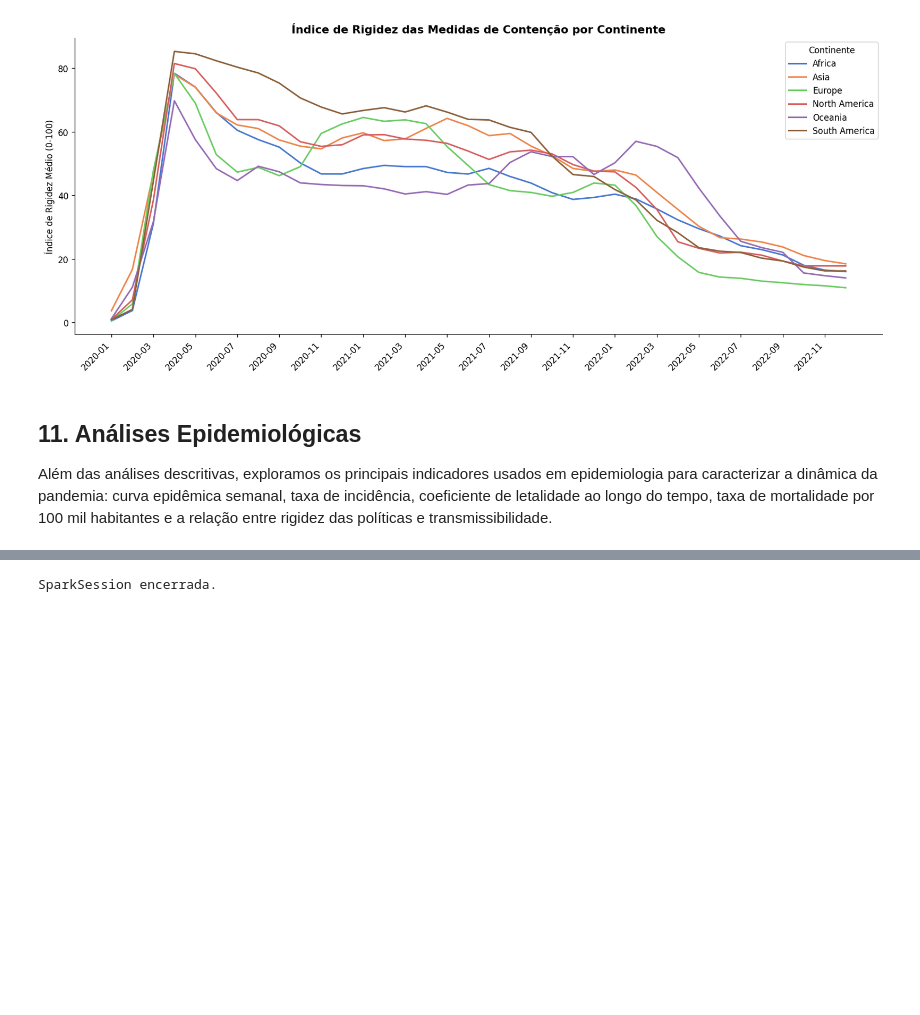
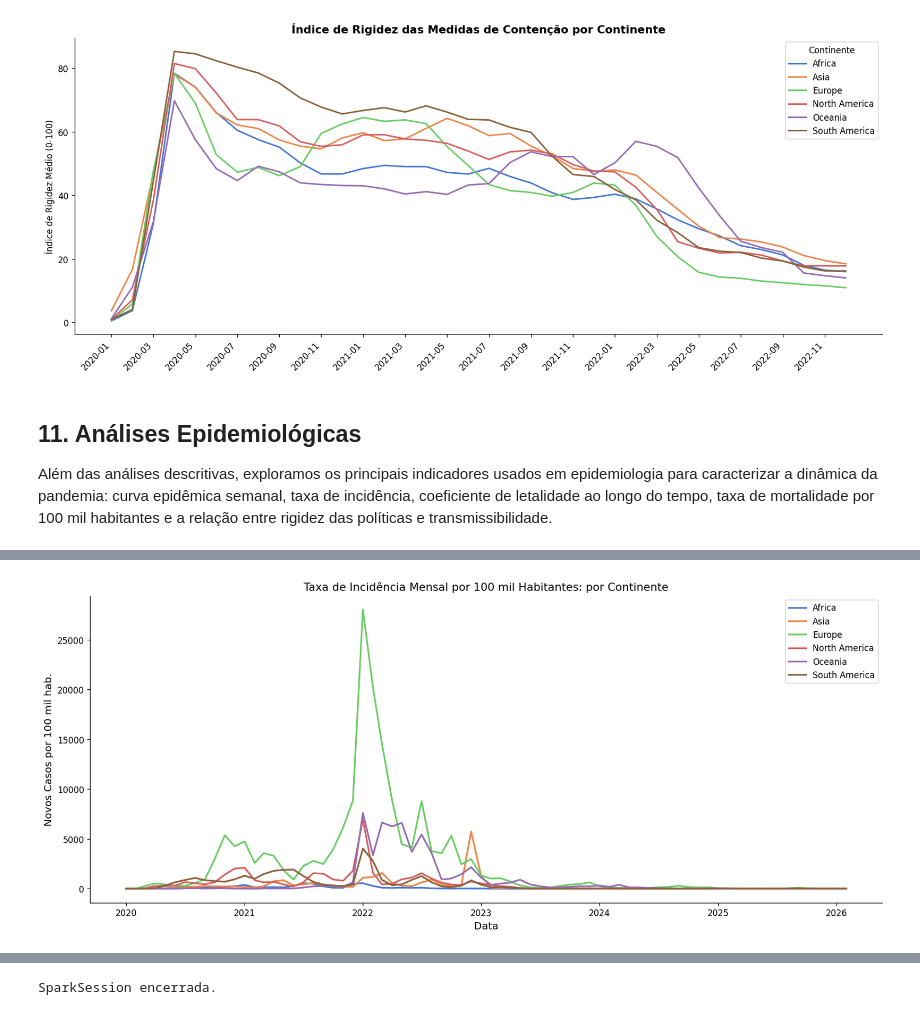
Before and after one commit to isabelacarone/eda-covid19, a Jupyter notebook: notebook/main.ipynb, the cells around one changed output, grey strips where cells are left out. Cells and saved outputs as stored; diff of their text form; code cells hidden in the pictures; blank space fills up the shorter version.

```diff
--- a/notebook/main.ipynb
+++ b/notebook/main.ipynb
@@ -832,35 +821,36 @@ plt.show()
 # Calculada via PySpark: groupBy continente + mês, F.sum(new_cases), normalizada pela população
 df_incid_spark = (
     df
     .groupBy('continent', 'year_month')
     .agg(
         F.sum('new_cases').alias('novos_casos'),
         F.max('population').alias('populacao'),
     )
     .withColumn(
         'incidencia_100k',
         F.when(F.col('populacao') > 0,
                F.col('novos_casos') / F.col('populacao') * 100_000)
     )
     .orderBy('year_month')
     .toPandas()
 )
 df_incid_spark['mes_dt'] = pd.to_datetime(df_incid_spark['year_month'] + '-01')
 
 fig, ax = plt.subplots(figsize=(14, 6))
 for cont in sorted(df_incid_spark['continent'].dropna().unique()):
     dados = df_incid_spark[df_incid_spark['continent'] == cont].dropna(subset=['incidencia_100k'])
     ax.plot(dados['mes_dt'], dados['incidencia_100k'],
             label=cont, linewidth=2, color=palette_cont.get(cont, 'gray'))
 
 ax.set_xlabel('Data', fontsize=12)
 ax.set_ylabel('Novos Casos por 100 mil hab.', fontsize=12)
-ax.set_title('Taxa de Incidência Mensal por 100 mil Habitantes: por Continente\n'
-             'Permite comparar o impacto relativo independente do tamanho populacional', fontsize=13)
+ax.set_title('Taxa de Incidência Mensal por 100 mil Habitantes: por Continente', fontsize=13)
 ax.legend(fontsize=10)
 plt.tight_layout()
 plt.savefig(os.path.join(FIGS_DIR, '17_incidencia_100k.png'), dpi=120, bbox_inches='tight')
 plt.show()
+# %% [output]
+[figure, added]
 # %%
 # Coeficiente de Letalidade (CFR) mensal: novas_mortes / novos_casos * 100
 # Calculado via PySpark: groupBy mês, F.sum de casos e mortes
```
Also changed, not shown: parts of 20 cells of this notebook, 3 other files.
